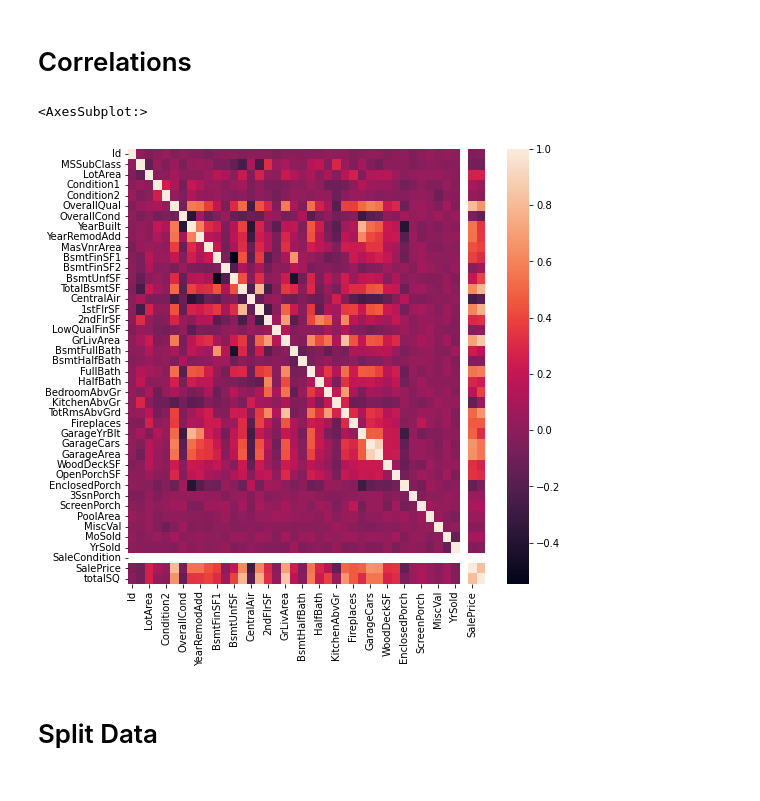
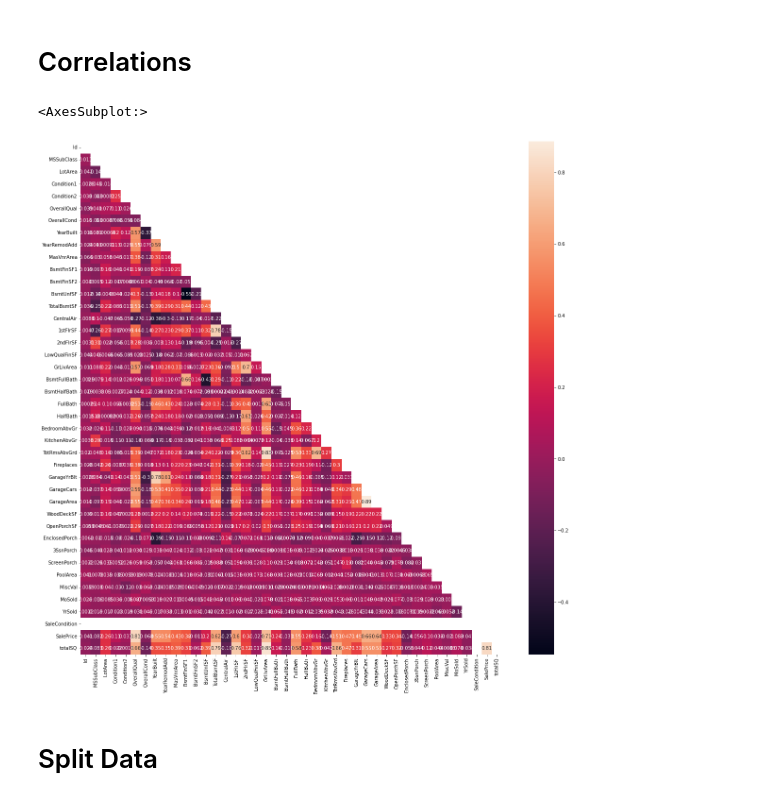
Before and after one commit to ScottySchmidt/MachineLearning, a Jupyter notebook: xgBoost.ipynb, the cells around one changed output. Cells and saved outputs as stored; diff of their text form; code cells hidden in the pictures.

```diff
--- a/xgBoost.ipynb
+++ b/xgBoost.ipynb
@@ -167,11 +167,13 @@ print(df.shape)
 # Correlations
 # %%
 import seaborn as sns
-fig, ax = plt.subplots(figsize=(8,8))
-sns.heatmap(df.corr())
+corr= df.corr()
+matrix = np.triu(corr)
+fig, ax = plt.subplots(figsize=(20,20))
+sns.heatmap(corr, annot=True, mask=matrix)
 # %% [output]
 <AxesSubplot:>
-[figure, old version]
+[figure, new version]
 # %%
 #Too similiar variables:
 df=df.drop(['GarageArea', 'GarageYrBlt', 'GrLivArea'], axis=1)
```
Also changed, not shown: parts of 15 cells of this notebook.
